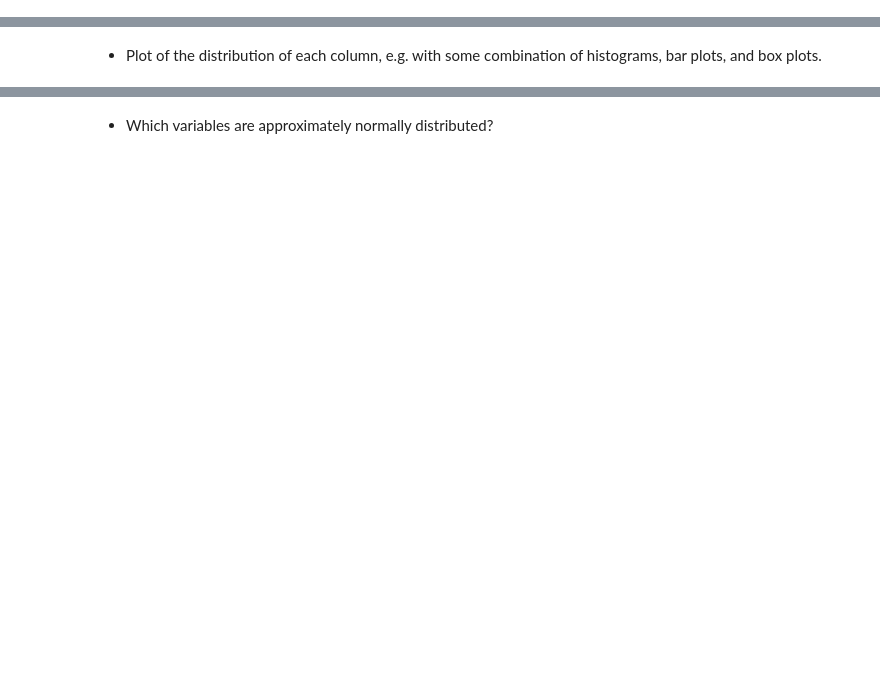
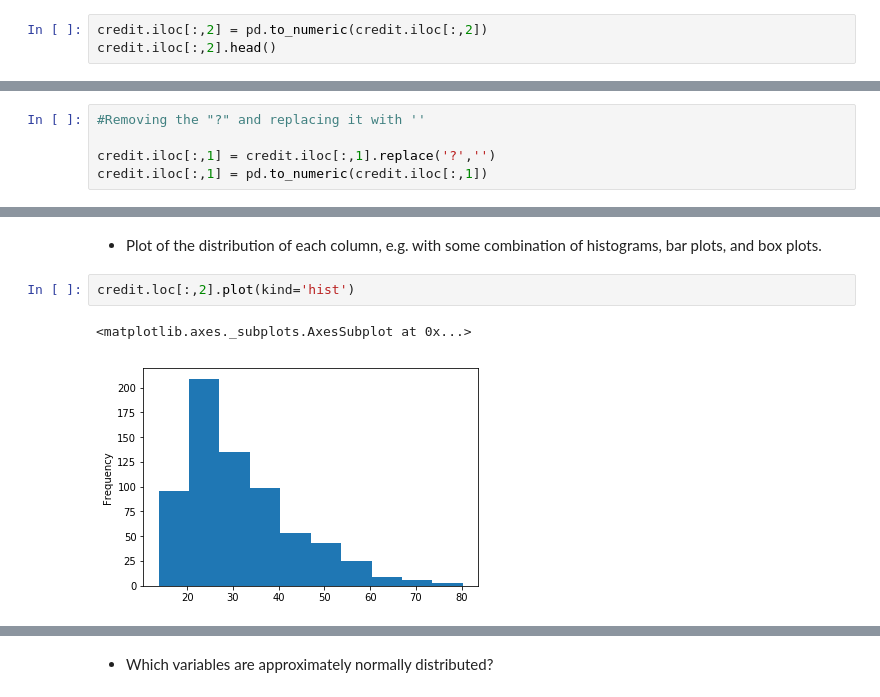
Before and after one commit to lpiscit2/luke_piscitelli_unit3, a Jupyter notebook: unit3_project.ipynb, the cells around one changed output, grey strips where cells are left out. Drawn from its saved outputs; the diff is of its cells as text; blank space fills up the shorter version.

```diff
--- a/unit3_project.ipynb
+++ b/unit3_project.ipynb
@@ -81,0 +297,3 @@ credit = pd.read_csv(
+# %%
+credit.iloc[:,2] = pd.to_numeric(credit.iloc[:,2])
+credit.iloc[:,2].head()
@@ -82,2 +307,7 @@ credit = pd.read_csv(
+# %%
+#Removing the "?" and replacing it with ''
+
+credit.iloc[:,1] = credit.iloc[:,1].replace('?','')
+credit.iloc[:,1] = pd.to_numeric(credit.iloc[:,1])
 # %% [markdown]
 - Find out how many null values there are in each columns.
@@ -86,2 +356,7 @@ credit = pd.read_csv(
 # %% [markdown]
 - Plot of the distribution of each column, e.g. with some combination of histograms, bar plots, and box plots.
+# %%
+credit.loc[:,2].plot(kind='hist')
+# %% [output]
+<matplotlib.axes._subplots.AxesSubplot at 0x...>
+[figure, added]
```
Also changed, not shown: parts of 63 cells of this notebook.
